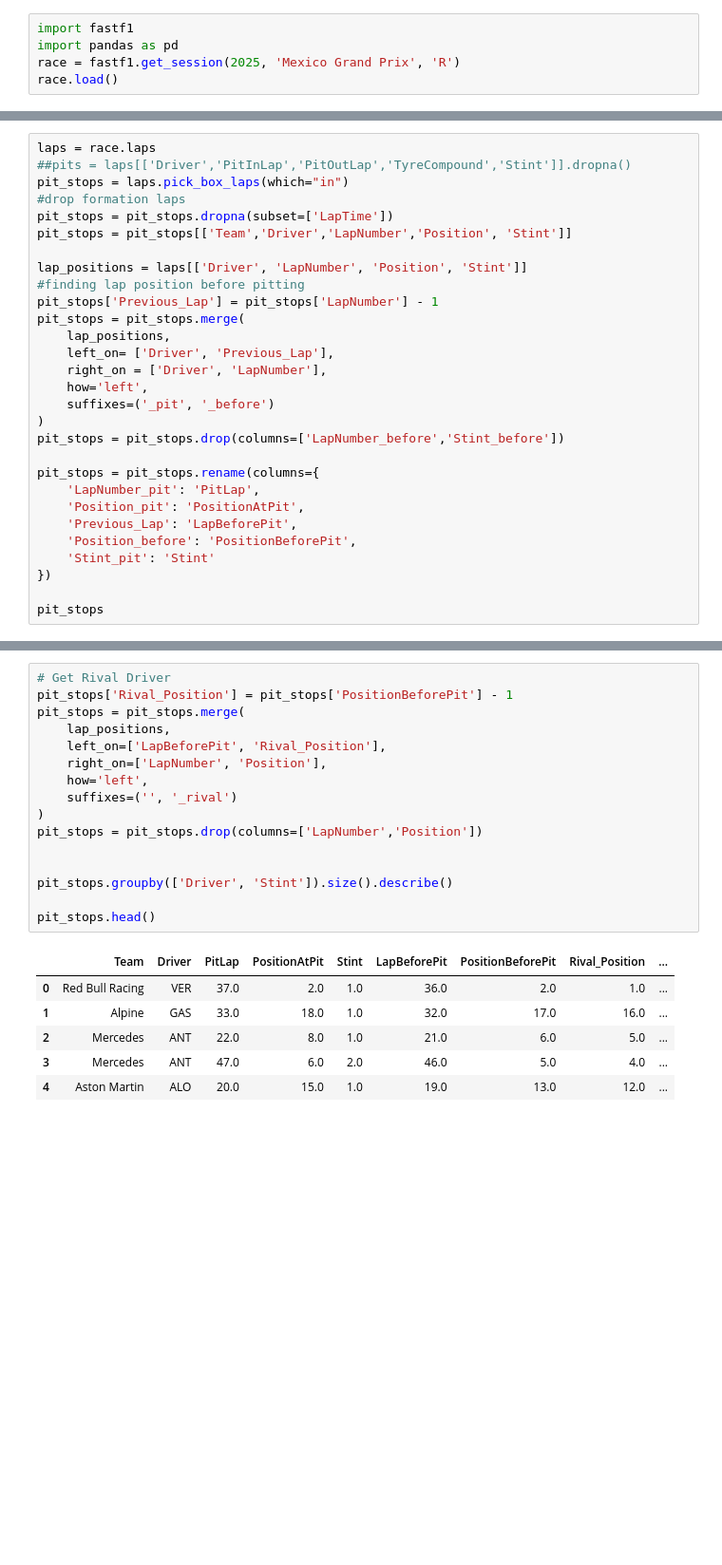
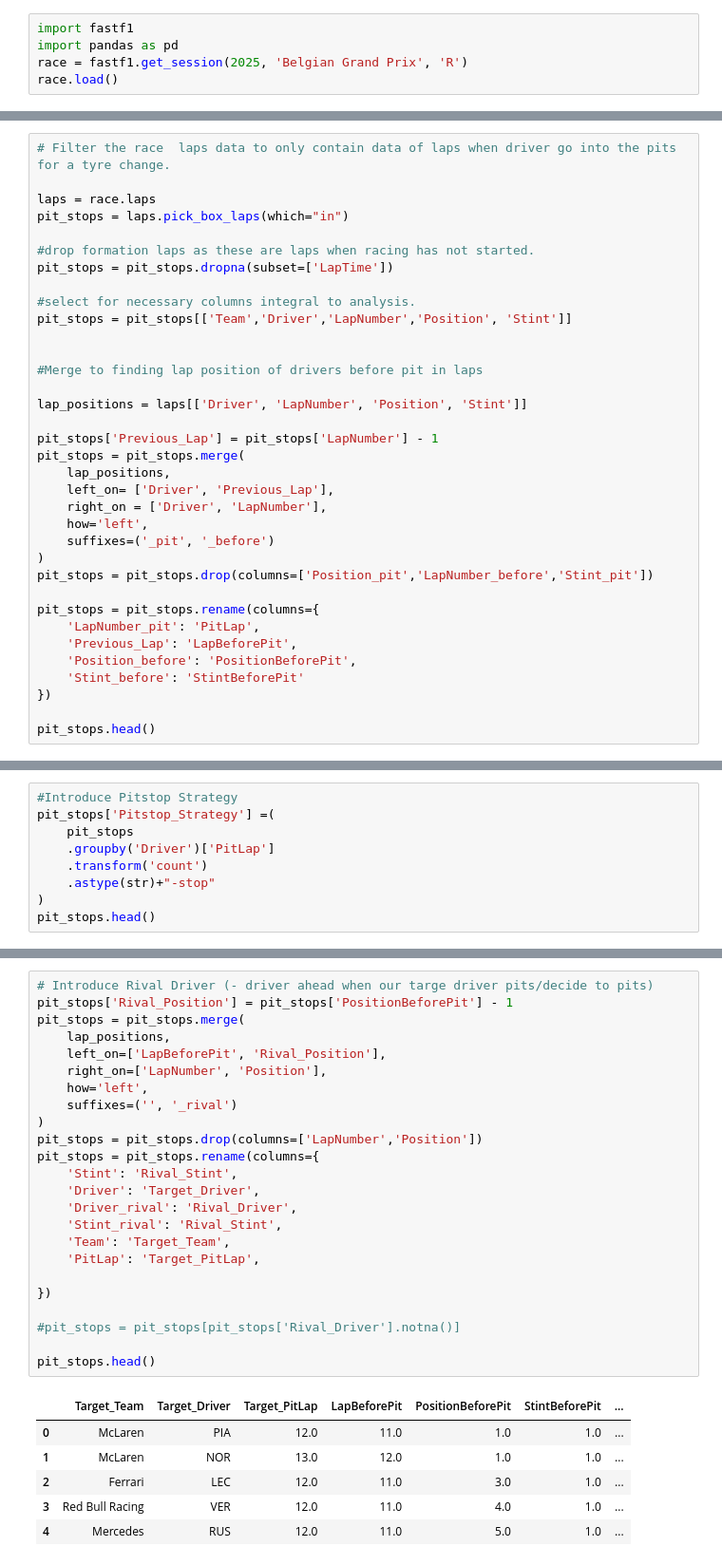
Before and after one commit to ekosgei/f1-pitstop-strategy-data-wrangling, a Jupyter notebook: f1_pitstop_strategy_data_wrangling.ipynb, the cells around one changed output, grey strips where cells are left out. Shown at 95% size. Saved outputs shown, nothing was run; the diff lists cells and outputs as text; blank space fills up the shorter version.

```diff
--- a/f1_pitstop_strategy_data_wrangling.ipynb
+++ b/f1_pitstop_strategy_data_wrangling.ipynb
@@ -23,6 +23,6 @@ Requirement already satisfied: pycparser in /usr/local/lib/python3.12/dist-packa
 # %%
 import fastf1
 import pandas as pd
-race = fastf1.get_session(2025, 'Mexico Grand Prix', 'R')
+race = fastf1.get_session(2025, 'Belgian Grand Prix', 'R')
 race.load()
 # %% [output]
@@ -46,13 +48,20 @@ INFO:fastf1.fastf1.core:Finished loading data for 20 drivers: ['4', '16', '1', '
 # %%
+# Filter the race  laps data to only contain data of laps when driver go into the pits for a tyre change.
+
 laps = race.laps
-##pits = laps[['Driver','PitInLap','PitOutLap','TyreCompound','Stint']].dropna()
 pit_stops = laps.pick_box_laps(which="in")
-#drop formation laps
+
+#drop formation laps as these are laps when racing has not started.
 pit_stops = pit_stops.dropna(subset=['LapTime'])
+
+#select for necessary columns integral to analysis.
 pit_stops = pit_stops[['Team','Driver','LapNumber','Position', 'Stint']]
 
+
+#Merge to finding lap position of drivers before pit in laps
+
 lap_positions = laps[['Driver', 'LapNumber', 'Position', 'Stint']]
-#finding lap position before pitting
+
 pit_stops['Previous_Lap'] = pit_stops['LapNumber'] - 1
 pit_stops = pit_stops.merge(
     lap_positions,
@@ -61,15 +70,14 @@ pit_stops = pit_stops.merge(
     how='left',
     suffixes=('_pit', '_before')
 )
-pit_stops = pit_stops.drop(columns=['LapNumber_before','Stint_before'])
+pit_stops = pit_stops.drop(columns=['Position_pit','LapNumber_before','Stint_pit'])
 
 pit_stops = pit_stops.rename(columns={
     'LapNumber_pit': 'PitLap',
-    'Position_pit': 'PositionAtPit',
     'Previous_Lap': 'LapBeforePit',
     'Position_before': 'PositionBeforePit',
-    'Stint_pit': 'Stint'
+    'Stint_before': 'StintBeforePit'
 })
 
-pit_stops
+pit_stops.head()
 # %% [output]
@@ -92,0 +90,9 @@ pit_stops
+# %%
+#Introduce Pitstop Strategy
+pit_stops['Pitstop_Strategy'] =(
+    pit_stops
+    .groupby('Driver')['PitLap']
+    .transform('count')
+    .astype(str)+"-stop"
+)
+pit_stops.head()
@@ -93,23 +106,31 @@ pit_stops
 # %%
-# Get Rival Driver
+# Introduce Rival Driver (- driver ahead when our targe driver pits/decide to pits)
 pit_stops['Rival_Position'] = pit_stops['PositionBeforePit'] - 1
 pit_stops = pit_stops.merge(
     lap_positions,
     left_on=['LapBeforePit', 'Rival_Position'],
     right_on=['LapNumber', 'Position'],
     how='left',
     suffixes=('', '_rival')
 )
 pit_stops = pit_stops.drop(columns=['LapNumber','Position'])
+pit_stops = pit_stops.rename(columns={
+    'Stint': 'Rival_Stint',
+    'Driver': 'Target_Driver',
+    'Driver_rival': 'Rival_Driver',
+    'Stint_rival': 'Rival_Stint',
+    'Team': 'Target_Team',
+    'PitLap': 'Target_PitLap',
 
+})
 
-pit_stops.groupby(['Driver', 'Stint']).size().describe()
+#pit_stops = pit_stops[pit_stops['Rival_Driver'].notna()]
 
 pit_stops.head()
 # %% [output]
-|  | Team | Driver | PitLap | PositionAtPit | Stint | LapBeforePit | PositionBeforePit | Rival_Position | ... |
-| 0 | Red Bull Racing | VER | 37.0 | 2.0 | 1.0 | 36.0 | 2.0 | 1.0 | ... |
-| 1 | Alpine | GAS | 33.0 | 18.0 | 1.0 | 32.0 | 17.0 | 16.0 | ... |
-| 2 | Mercedes | ANT | 22.0 | 8.0 | 1.0 | 21.0 | 6.0 | 5.0 | ... |
-| 3 | Mercedes | ANT | 47.0 | 6.0 | 2.0 | 46.0 | 5.0 | 4.0 | ... |
-| 4 | Aston Martin | ALO | 20.0 | 15.0 | 1.0 | 19.0 | 13.0 | 12.0 | ... |
+|  | Target_Team | Target_Driver | Target_PitLap | LapBeforePit | PositionBeforePit | StintBeforePit | ... |
+| 0 | McLaren | PIA | 12.0 | 11.0 | 1.0 | 1.0 | ... |
+| 1 | McLaren | NOR | 13.0 | 12.0 | 1.0 | 1.0 | ... |
+| 2 | Ferrari | LEC | 12.0 | 11.0 | 3.0 | 1.0 | ... |
+| 3 | Red Bull Racing | VER | 12.0 | 11.0 | 4.0 | 1.0 | ... |
+| 4 | Mercedes | RUS | 12.0 | 11.0 | 5.0 | 1.0 | ... |
```
Also changed, not shown: parts of 25 cells of this notebook.
